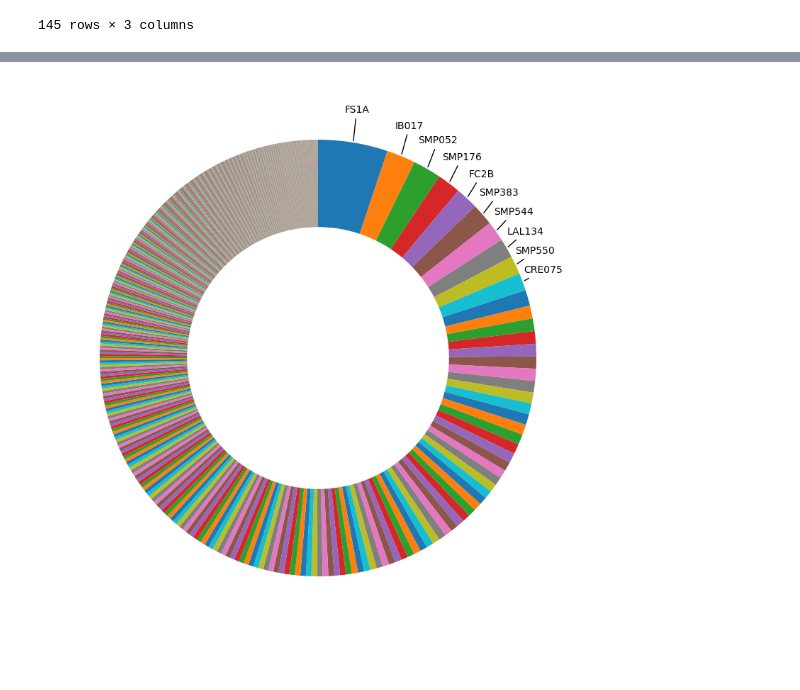
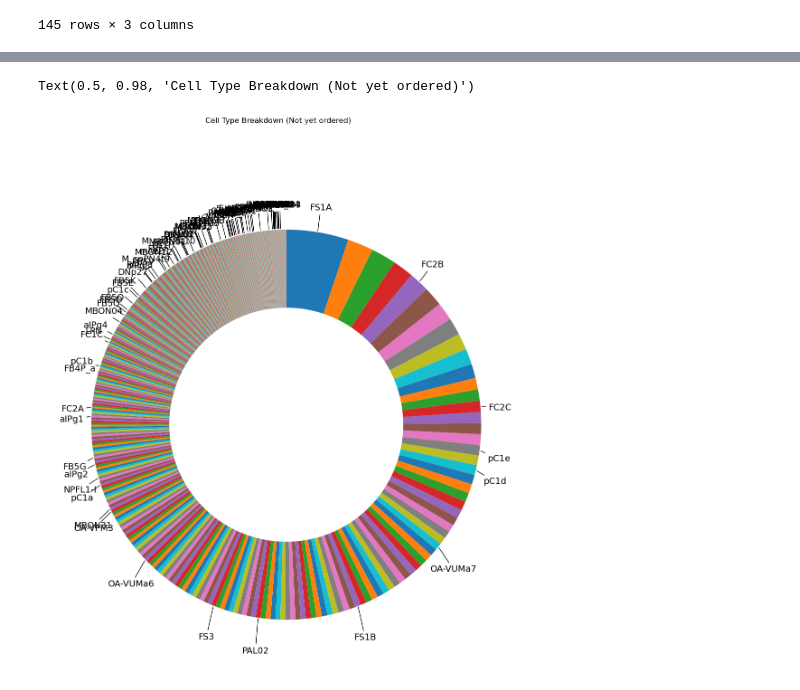
Before and after one commit to RhessaWL/flybrain-clustering, a Jupyter notebook: oviIN_prominencefig.ipynb, the cells around one changed output, grey strips where cells are left out. Saved outputs shown, nothing was run; the diff lists cells and outputs as text; code cells hidden in the pictures.

```diff
--- a/oviIN_prominencefig.ipynb
+++ b/oviIN_prominencefig.ipynb
@@ -270,0 +296,6 @@ def generate_colormap(N):
+# %%
+colors = ['#4477AA', '#EE6677', '#228833', '#CCBB44', '#66CCEE']
+
+plt.figure(figsize=(8,2))
+for i, color in enumerate(colors):
+    plt.bar(i, 1, color=color, edgecolor='black')
@@ -270,0 +304,5 @@ def generate_colormap(N):
+# %%
+# Assign colors to each module
+testchunk['color'] = testchunk['0.0'].apply(lambda x: colors[x-1])
+
+testchunk
@@ -326,7 +449,5 @@ plt.ylim(0, 20)
 # Create the upstream rings figure for figure 3B
 
 # find ovi_inputs_new has any None
-ovi_inputs_new = ovi_inputs_new.dropna()
-
-ovi_inputs_new
+ovi_inputs_new['type_pre'].unique()
 # %% [output]
@@ -345,0 +471,12 @@ ovi_inputs_new
+# %%
+# Need to only display the label of known celltypes labels which means any generic name labels
+# Such as CRE, SMP, SIP, SLP labels should be marked as empyt string
+for i in range(len(ovi_inputs_new)):
+    celltype = ovi_inputs_new['type_pre'][i][:3]
+    if celltype in ['CRE', 'SMP', 'SIP', 'SLP', 'LAL', 'AOT', 'PLP', 'WED', 'AVL', 'ATL', 'Tu', 'AVL', 'VES']:
+        ovi_inputs_new['type_pre'][i] = ''
+    elif ovi_inputs_new['type_pre'][i][:2] in [ 'LT', 'CL', 'IB', 'PL', 'PS', 'PV', 'SA', 'AM']:
+        ovi_inputs_new['type_pre'][i] = ''
+    else:
+        continue
+ovi_inputs_new
@@ -346,16 +501,20 @@ ovi_inputs_new
 # %%
-fig, ax = plt.subplots(figsize=(10, 10))
+fig, ax = plt.subplots(figsize=(14, 14))
 
 # Plot the concentric ring but i want to only label the top 10
 wedges, labels = ax.pie(ovi_inputs_new['weight'], startangle=90, counterclock=False, wedgeprops=dict(width=0.4))
-
 # label only the top 10 wedges with simple text and a small line from the wedge to the label
-for i in range(10):
+for i in range(900):
+    if ovi_inputs_new['type_pre'][i] == '':
+        continue
     ang = (wedges[i].theta2 + wedges[i].theta1) / 2
     y = np.sin(np.deg2rad(ang))
     x = np.cos(np.deg2rad(ang))
     ax.annotate(ovi_inputs_new['type_pre'][i], xy=(x, y), xytext=(1.1*x, 1.15*y),
-                fontsize=10, ha='center', va='center', color='black',
+                fontsize=14, ha='center', va='top', color='black',
                 arrowprops=dict(arrowstyle='-', color='black', lw=1))
+
+fig.suptitle("Cell Type Breakdown (Not yet ordered)")
 # %% [output]
+Text(0.5, 0.98, 'Cell Type Breakdown (Not yet ordered)')
-[figure, old version]
+[figure, new version]
```
Also changed, not shown: parts of 18 cells of this notebook, 1 other file.
